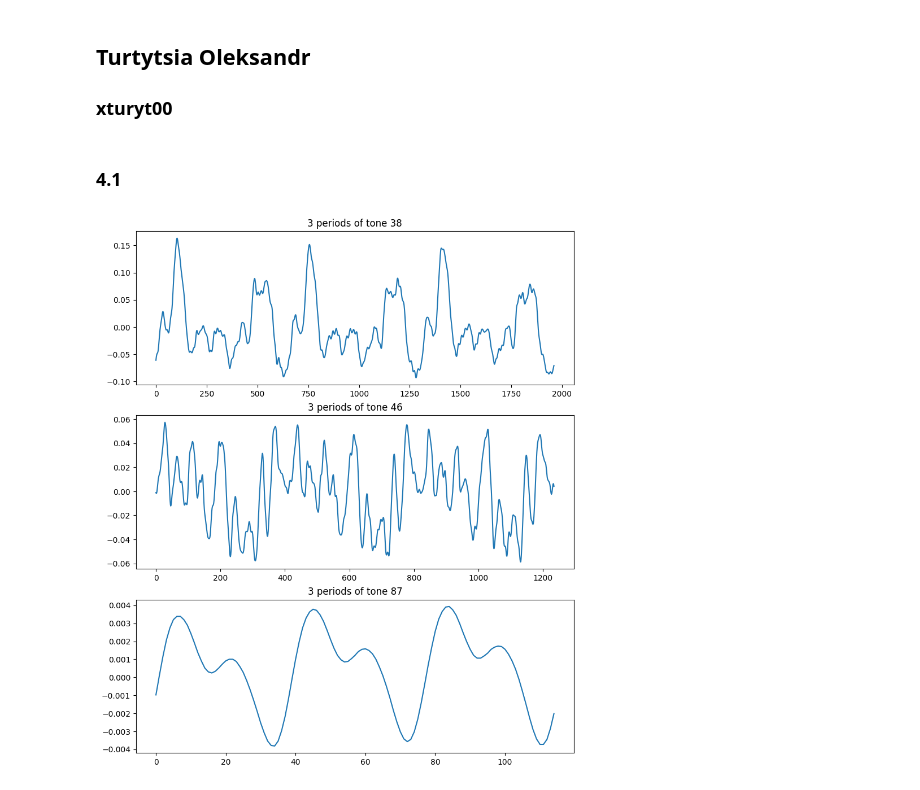
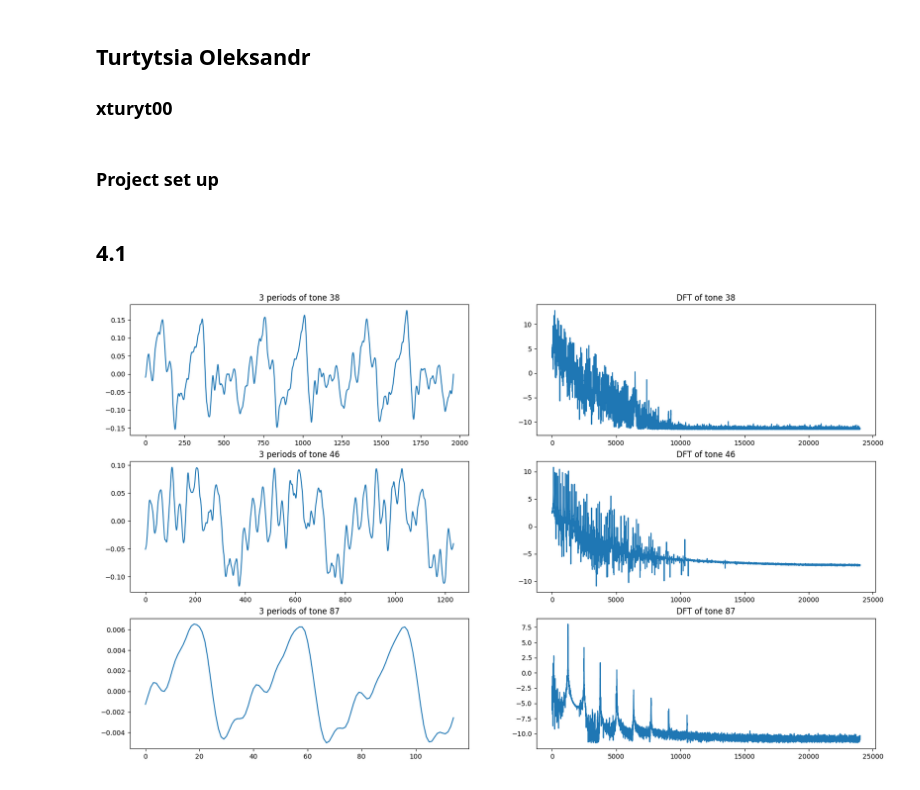
Before and after one commit to turytsia/university-project-iss, a Jupyter notebook: xturyt00.ipynb, the cells around one changed output. Cells and saved outputs as stored; diff of their text form; code cells hidden in the pictures.

```diff
--- a/xturyt00.ipynb
+++ b/xturyt00.ipynb
@@ -2,12 +2,13 @@
 ## Turtytsia Oleksandr
 ### xturyt00
 # %% [markdown]
-### 4.1
+### Project set up
 # %%
 import numpy as np
 import soundfile as sf
 from IPython.display import Audio
 import matplotlib.pyplot as plt
+from scipy.io import wavfile
 
 # Constants
 MIDI_FROM = 24
@@ -24,24 +25,57 @@ class Tone:
     def __init__(self, **kwargs):
         self.tone = kwargs.get("tone")
         self.freq = kwargs.get("freq")
+        self.path = kwargs.get("path")
 
-    def calc(self):
+    def calc(self): #4.1
+        """
+        Let's say I need tone 37. I need to skip 37 - 24 tones.
+
+        First I need to convert 1 tone to samples,
+        where 1 second has 48000 samples, 1 tone lasts 2 seconds, which is 96000 samples.
+
+        (37 - 24) * 96000 - number of samples that I need to skip (exactly where tone 37 starts)
+
+        Then I have to skip 0.25 sec. In 1s 48000 samples, in 0.25s 12000 samples
+
+        (37 - 24) * 96000 + 12000
+
+        """
         skipped_tones = self.tone - MIDI_FROM
         samples_from = int(skipped_tones * WHOLETONE_SAMPLES +
-                           SKIP_SEC * WHOLETONE_SAMPLES)
+                           SKIP_SEC * Fs)
         samples_to = int(samples_from + Fs/self.freq*3)
-        return f"3 periods of tone {self.tone}", sound[samples_from:samples_to]
+        origin_from = samples_from
+        origin_to = int(origin_from + Fs / 2)
+        return sound[samples_from:samples_to], sound[origin_from:origin_to]
+    def dft(self): #4.2
+        samples, origin = self.calc()
+        N = int(Fs*HOWMUCH_SEC)
+        tone_dft = np.fft.fft(origin)  # find dft of origin signal
+        # cut it in half (because for dft it's flipped horizontally). Calculates absolute value to remove complex numbers
+        tone_dft = np.log(np.abs(tone_dft[:N//2])**2 + 1e-5)
+        freq = np.arange(Fs * SKIP_SEC) * Fs // 24000  # save frequency
+        return tone_dft, freq
+
 
 tones = [
-    Tone(tone=38, freq=73.42),
-    Tone(tone=46, freq=116.54),
-    Tone(tone=87, freq=1244.51)]
-
-fig, ax = plt.subplots(nrows=3, figsize= (10,12))
-
-for i in range(0, 3):
-    msg, samples = tones[i].calc()
-    ax[i].set_title(msg)
-    ax[i].plot(samples)
+    Tone(tone=38, freq=73.42, path = "./audio/a_origin.wav"),
+    Tone(tone=46, freq=116.54, path = "./audio/b_origin.wav"),
+    Tone(tone=87, freq=1244.51, path = "./audio/c_origin.wav")]
-# %% [output]
-[figure, removed]
+# %% [markdown]
+## 4.1
+# %%
+fig, ax = plt.subplots(3,2, figsize=(20, 12))
+
+for i in range(0, 3):
+    samples, origin = tones[i].calc()
+    tone_dft, freq = tones[i].dft()
+
+    ax[i, 0].set_title(f"3 periods of tone {tones[i].tone}")
+    ax[i,0].plot(samples)
+    ax[i, 1].set_title(f"DFT of tone {tones[i].tone}")
+    ax[i, 1].plot(freq, tone_dft)
+
+    wavfile.write(tones[i].path, Fs, origin)
+# %% [output]
+[figure, added]
```
Also changed, not shown: parts of 1 cell of this notebook, 3 other files.
